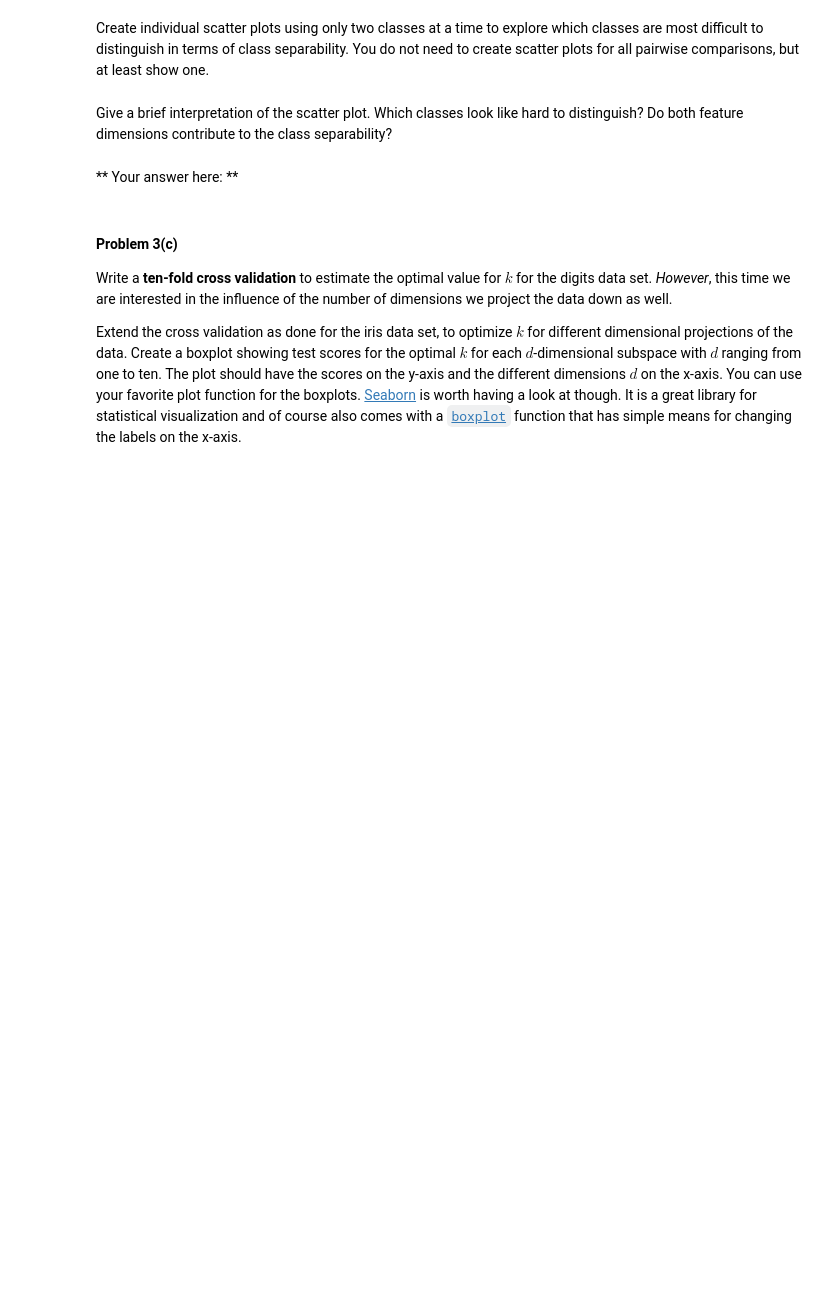
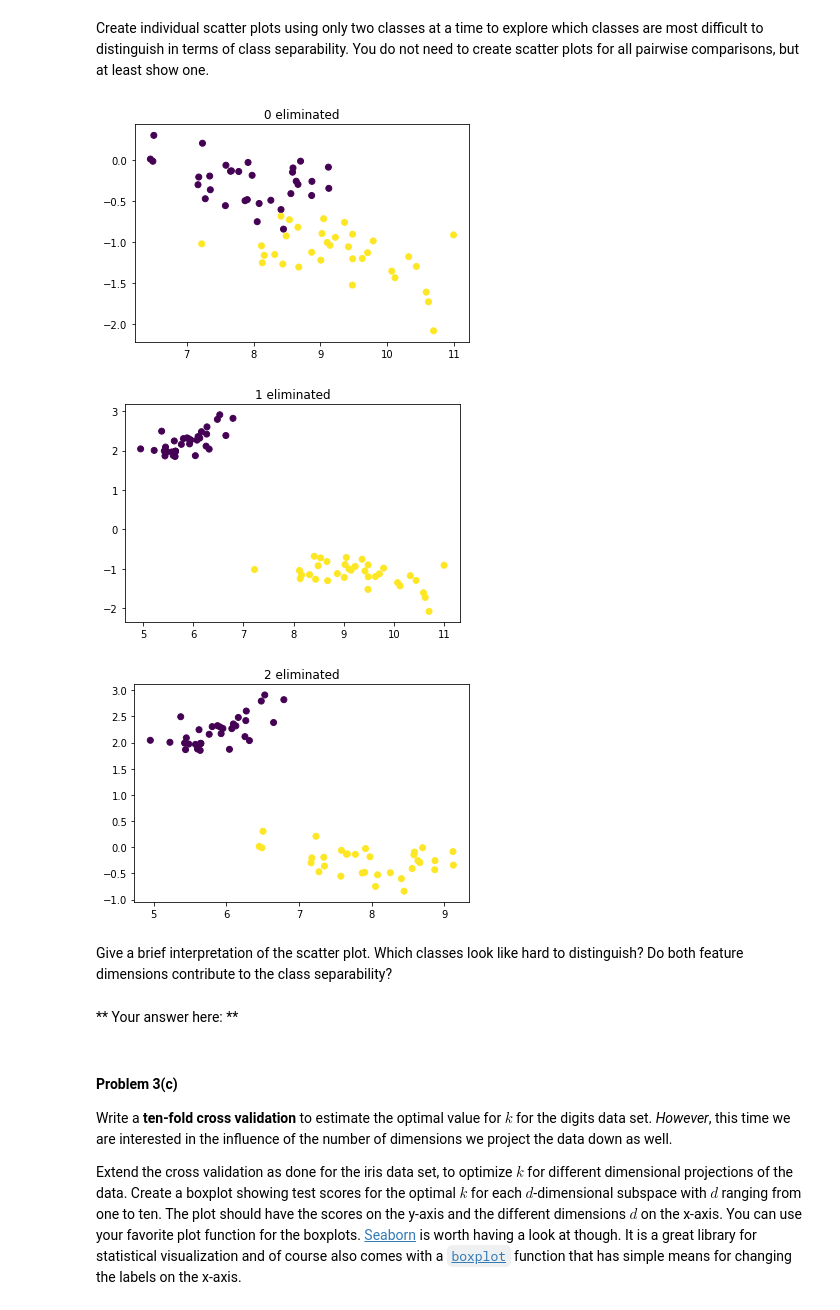
Before and after one commit to thainv0212/cs109, a Jupyter notebook: HW3.ipynb, the cells around one changed output. Drawn from its saved outputs; the diff is of its cells as text; code cells hidden in the pictures; blank space fills up the shorter version.

```diff
--- a/HW3.ipynb
+++ b/HW3.ipynb
@@ -318,3 +324,16 @@ Create individual scatter plots using only two classes at a time to explore whic
+# %%
+### Your code here ###
+for i in range(0, 3):
+    plt.figure()
+    y_pair = y_train != i
+    X_svd_pair = X_svd[y_pair]
+    y_pair = y_train[y_pair]
+    plt.title('{} eliminated'.format(i))
+    plt.scatter(X_svd_pair[:, 0], X_svd_pair[:,1],c=y_pair)
+# %% [output]
+[figure, added]
+[figure, added]
+[figure, added]
 # %% [markdown]
 Give a brief interpretation of the scatter plot. Which classes look like hard to distinguish? Do both feature dimensions contribute to the class separability?
 # %% [markdown]
```
Also changed, not shown: parts of 7 cells of this notebook.
